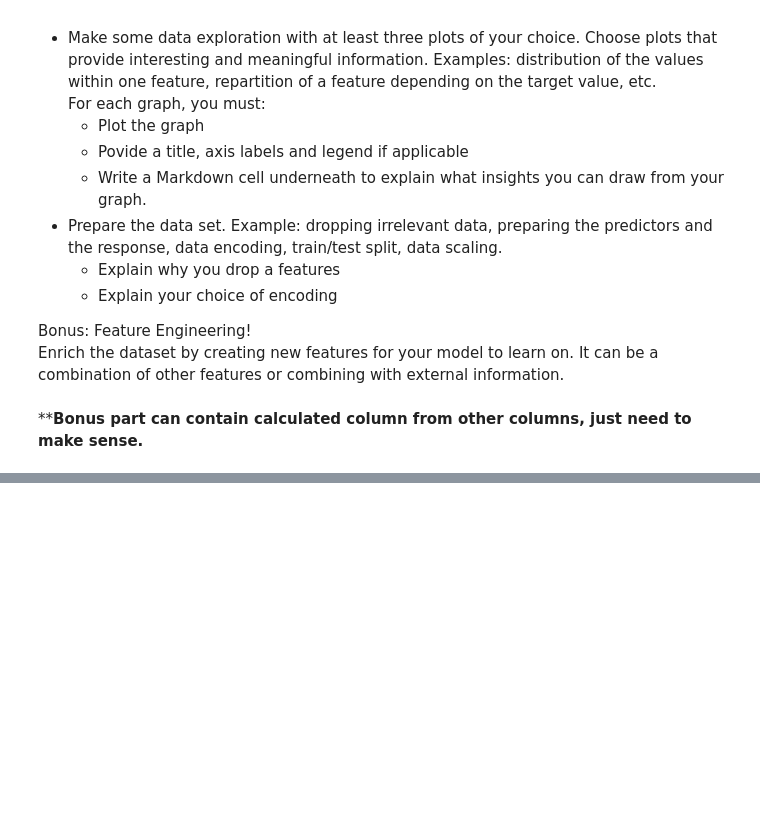
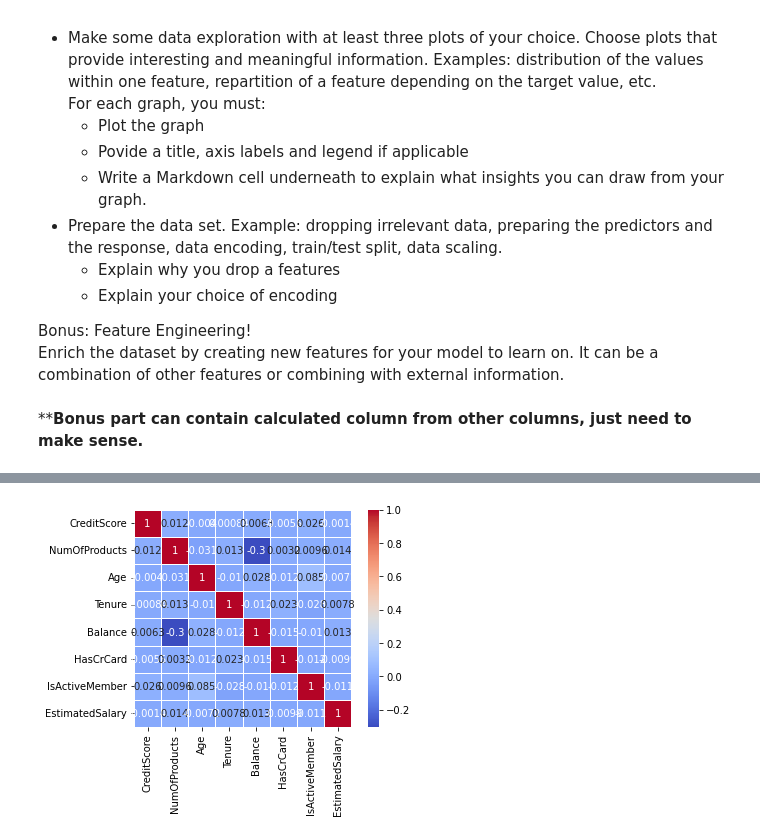
Before and after one commit to ediziks/EPITA-DSA-Notes, a Jupyter notebook: FoundationsOfStatisticalAnalysisAndMachineLearning[FSAML]/class2/Assignment2/ML_course02_practice.ipynb, the cells around one changed output, grey strips where cells are left out. Cells and saved outputs as stored; diff of their text form; code cells hidden in the pictures; blank space fills up the shorter version.

```diff
--- a/FoundationsOfStatisticalAnalysisAndMachineLearning[FSAML]/class2/Assignment2/ML_course02_practice.ipynb
+++ b/FoundationsOfStatisticalAnalysisAndMachineLearning[FSAML]/class2/Assignment2/ML_course02_practice.ipynb
@@ -131,0 +119,8 @@ dataset_raw['Surname'].str.findall('[^a-zA-Z\d\s:]').sum()
+# %%
+# check for a general correlation heatmap between the variables to see if there is any relationship between
+dataset_raw_sns = dataset_raw[['CreditScore', 'NumOfProducts', 'Age', 'Tenure', 'Balance', 'HasCrCard',
+                               'IsActiveMember', 'EstimatedSalary']].corr()
+sns.heatmap(dataset_raw_sns, annot=True, linewidths=0.5, vmax=1.0, square=True, cmap='coolwarm')
+plt.show()
+# %% [output]
+[figure, added]
```
Also changed, not shown: parts of 35 cells of this notebook.
